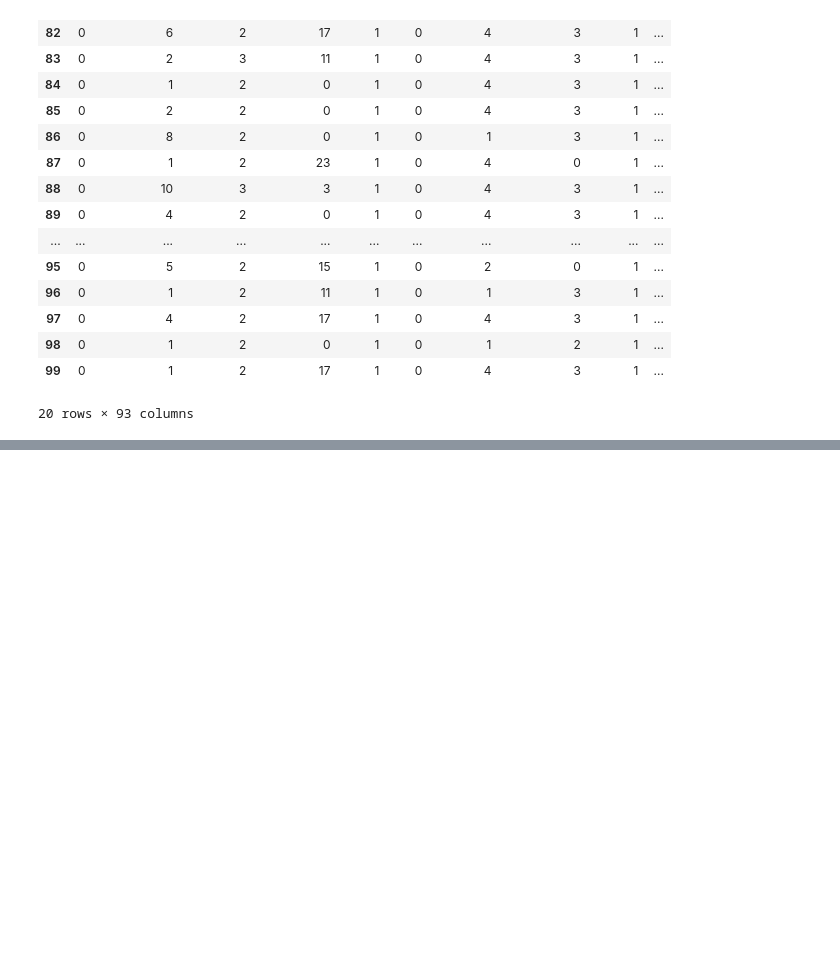
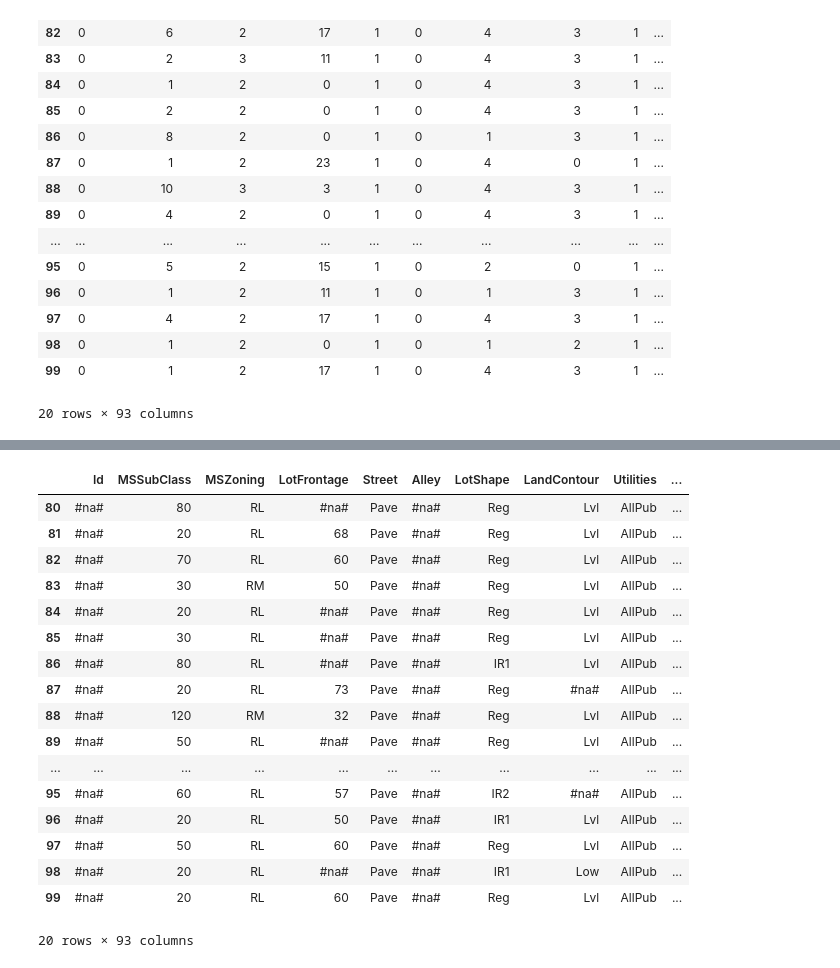
Before and after one commit to eschmidt42/kaggle_house_prices, a Jupyter notebook: notebooks/03_model_inspection.ipynb, the cells around one changed output, grey strips where cells are left out. Drawn from its saved outputs; the diff is of its cells as text; code cells hidden in the pictures; blank space fills up the shorter version.

```diff
--- a/notebooks/03_model_inspection.ipynb
+++ b/notebooks/03_model_inspection.ipynb
@@ -180,0 +442,23 @@ display_all(losses)
+# %%
+decoded_valid = to.valid.decode()
+# %%
+decoded_valid.xs
+# %% [output]
+|  | Id | MSSubClass | MSZoning | LotFrontage | Street | Alley | LotShape | LandContour | Utilities | ... |
+| 80 | #na# | 80 | RL | #na# | Pave | #na# | Reg | Lvl | AllPub | ... |
+| 81 | #na# | 20 | RL | 68 | Pave | #na# | Reg | Lvl | AllPub | ... |
+| 82 | #na# | 70 | RL | 60 | Pave | #na# | Reg | Lvl | AllPub | ... |
+| 83 | #na# | 30 | RM | 50 | Pave | #na# | Reg | Lvl | AllPub | ... |
+| 84 | #na# | 20 | RL | #na# | Pave | #na# | Reg | Lvl | AllPub | ... |
+| 85 | #na# | 30 | RL | #na# | Pave | #na# | Reg | Lvl | AllPub | ... |
+| 86 | #na# | 80 | RL | #na# | Pave | #na# | IR1 | Lvl | AllPub | ... |
+| 87 | #na# | 20 | RL | 73 | Pave | #na# | Reg | #na# | AllPub | ... |
+| 88 | #na# | 120 | RM | 32 | Pave | #na# | Reg | Lvl | AllPub | ... |
+| 89 | #na# | 50 | RL | #na# | Pave | #na# | Reg | Lvl | AllPub | ... |
+| ... | ... | ... | ... | ... | ... | ... | ... | ... | ... | ... |
+| 95 | #na# | 60 | RL | 57 | Pave | #na# | IR2 | #na# | AllPub | ... |
+| 96 | #na# | 20 | RL | 50 | Pave | #na# | IR1 | Lvl | AllPub | ... |
+| 97 | #na# | 50 | RL | 60 | Pave | #na# | Reg | Lvl | AllPub | ... |
+| 98 | #na# | 20 | RL | #na# | Pave | #na# | IR1 | Low | AllPub | ... |
+| 99 | #na# | 20 | RL | 60 | Pave | #na# | Reg | Lvl | AllPub | ... |
+20 rows × 93 columns
```
Also changed, not shown: parts of 46 cells of this notebook.
